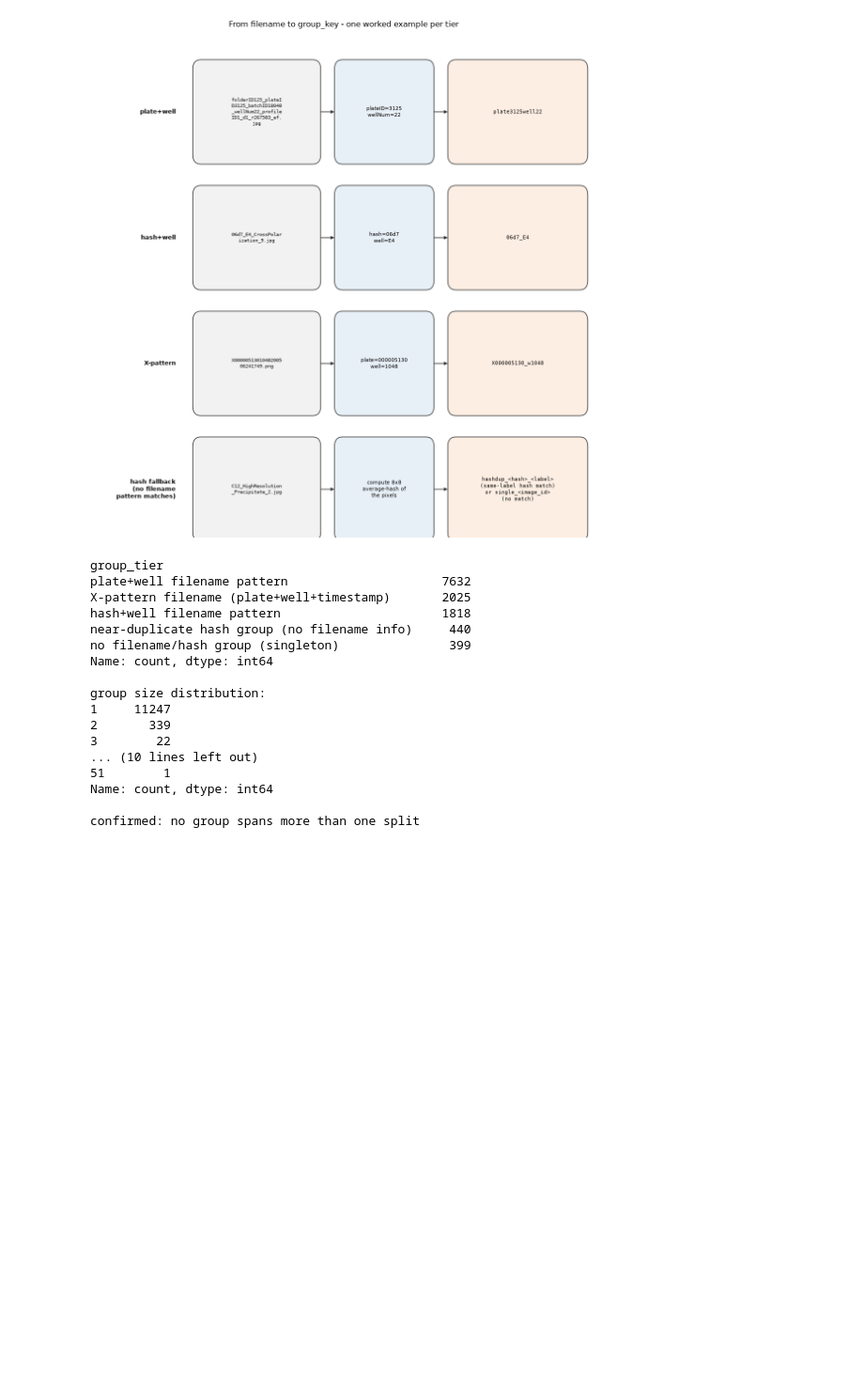
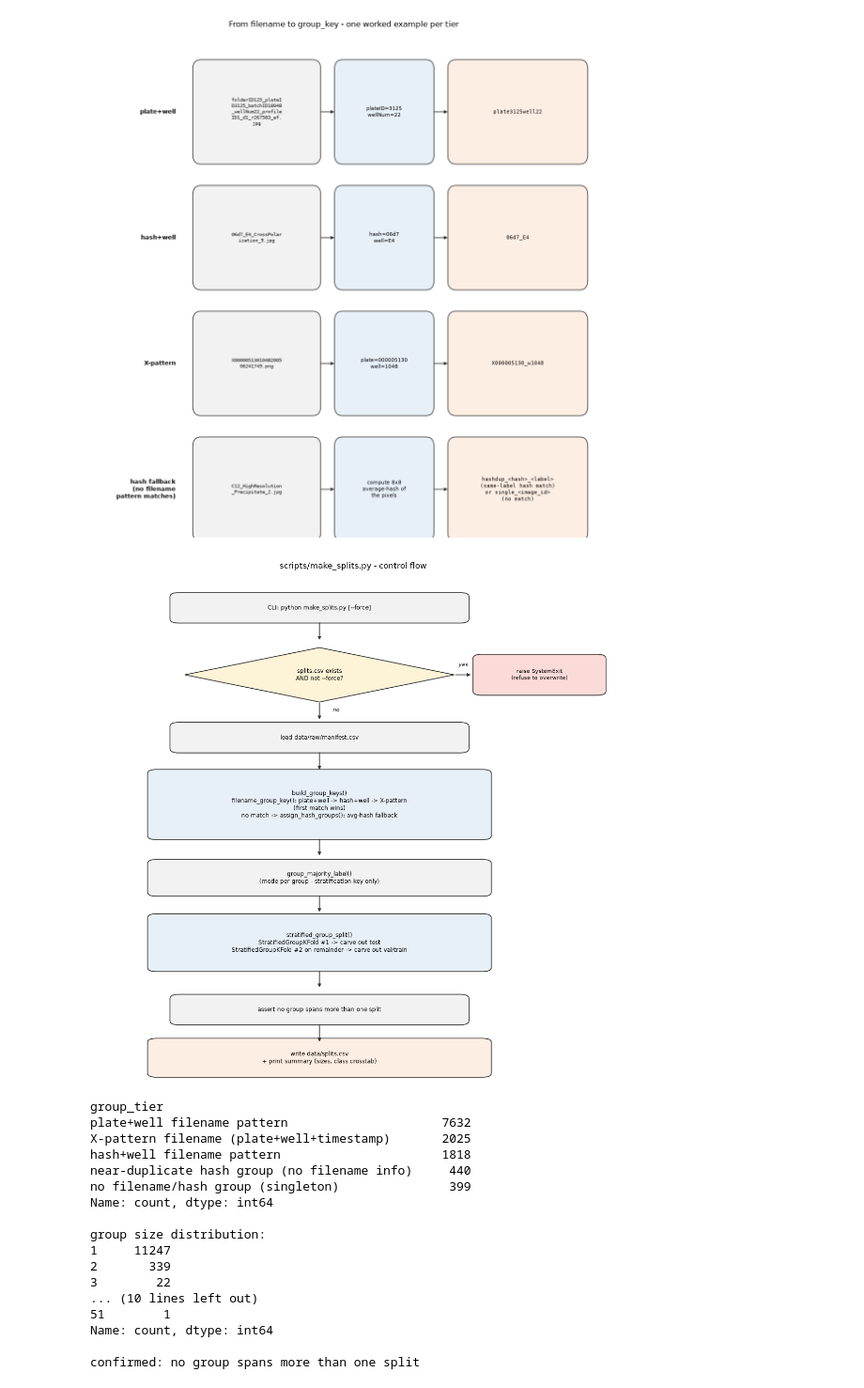
Before and after one commit to chamikaKity/Automated-Triage-of-Protein-Crystallisation-Images, a Jupyter notebook: notebooks/01_eda.ipynb, the cells around one changed output. Shown at 94% size. Saved outputs shown, nothing was run; the diff lists cells and outputs as text; code cells hidden in the pictures; blank space fills up the shorter version.

```diff
--- a/notebooks/01_eda.ipynb
+++ b/notebooks/01_eda.ipynb
@@ -317,6 +317,73 @@ fig.savefig(FIGURES_DIR / "q1_group_key_examples.png", dpi=150, bbox_inches="tig
 plt.show()
 # %% [output]
 [figure]
+# %%
+from matplotlib.patches import Polygon
+
+def flow_box(ax, cx, cy, w, h, text, facecolor="#F2F2F2", fontsize=8.5):
+    box = FancyBboxPatch((cx - w / 2, cy - h / 2), w, h,
+                          boxstyle="round,pad=0.08,rounding_size=0.2",
+                          linewidth=1.2, edgecolor="#333333", facecolor=facecolor)
+    ax.add_patch(box)
+    ax.text(cx, cy, text, ha="center", va="center", fontsize=fontsize)
+
+def flow_diamond(ax, cx, cy, w, h, text, facecolor="#FDF3D7", fontsize=8.5):
+    pts = [(cx, cy + h / 2), (cx + w / 2, cy), (cx, cy - h / 2), (cx - w / 2, cy)]
+    ax.add_patch(Polygon(pts, closed=True, linewidth=1.2, edgecolor="#333333", facecolor=facecolor))
+    ax.text(cx, cy, text, ha="center", va="center", fontsize=fontsize)
+
+def flow_arrow(ax, p_from, p_to):
+    ax.annotate("", xy=p_to, xytext=p_from, arrowprops=dict(arrowstyle="-|>", color="#333333", lw=1.2))
+
+fig, ax = plt.subplots(figsize=(11, 11))
+ax.set_xlim(0, 11.5)
+ax.set_ylim(0, 24)
+ax.axis("off")
+ax.set_title("scripts/make_splits.py - control flow", fontsize=12, pad=12)
+
+flow_box(ax, 5, 22.5, 6.5, 1.3, "CLI: python make_splits.py [--force]")
+flow_arrow(ax, (5, 21.85), (5, 20.9))
+
+flow_diamond(ax, 5, 19.3, 6.0, 2.6, "splits.csv exists\nAND not --force?")
+flow_arrow(ax, (5, 18.0), (5, 17.1))
+ax.text(5.3, 17.55, "no", fontsize=8, style="italic")
+
+flow_arrow(ax, (8.0, 19.3), (8.4, 19.3))
+ax.text(8.1, 19.7, "yes", fontsize=8, style="italic")
+flow_box(ax, 9.9, 19.3, 2.8, 1.8, "raise SystemExit\n(refuse to overwrite)", facecolor="#FADBD8", fontsize=8)
+
+flow_box(ax, 5, 16.3, 6.5, 1.3, "load data/raw/manifest.csv")
+flow_arrow(ax, (5, 15.65), (5, 14.7))
+
+flow_box(ax, 5, 13.1, 7.5, 3.2,
+         "build_group_keys()\n"
+         "filename_group_key(): plate+well -> hash+well -> X-pattern\n"
+         "(first match wins)\n"
+         "no match -> assign_hash_groups(): avg-hash fallback",
+         facecolor="#E8F0F7")
+flow_arrow(ax, (5, 11.5), (5, 10.6))
+
+flow_box(ax, 5, 9.6, 7.5, 1.6, "group_majority_label()\n(mode per group - stratification key only)")
+flow_arrow(ax, (5, 8.8), (5, 7.9))
+
+flow_box(ax, 5, 6.5, 7.5, 2.6,
+         "stratified_group_split()\n"
+         "StratifiedGroupKFold #1 -> carve out test\n"
+         "StratifiedGroupKFold #2 on remainder -> carve out val/train",
+         facecolor="#E8F0F7")
+flow_arrow(ax, (5, 5.2), (5, 4.3))
+
+flow_box(ax, 5, 3.3, 6.5, 1.3, "assert no group spans more than one split")
+flow_arrow(ax, (5, 2.65), (5, 1.7))
+
+flow_box(ax, 5, 1.0, 7.5, 1.7, "write data/splits.csv\n+ print summary (sizes, class crosstab)",
+         facecolor="#FCEEE3")
+
+plt.tight_layout()
+fig.savefig(FIGURES_DIR / "q1_make_splits_flowchart.png", dpi=150, bbox_inches="tight")
+plt.show()
+# %% [output]
+[figure, added]
 # %%
 def group_tier(key: str) -> str:
     if key.startswith("single_"):
```
Also changed, not shown: 1 other file.
